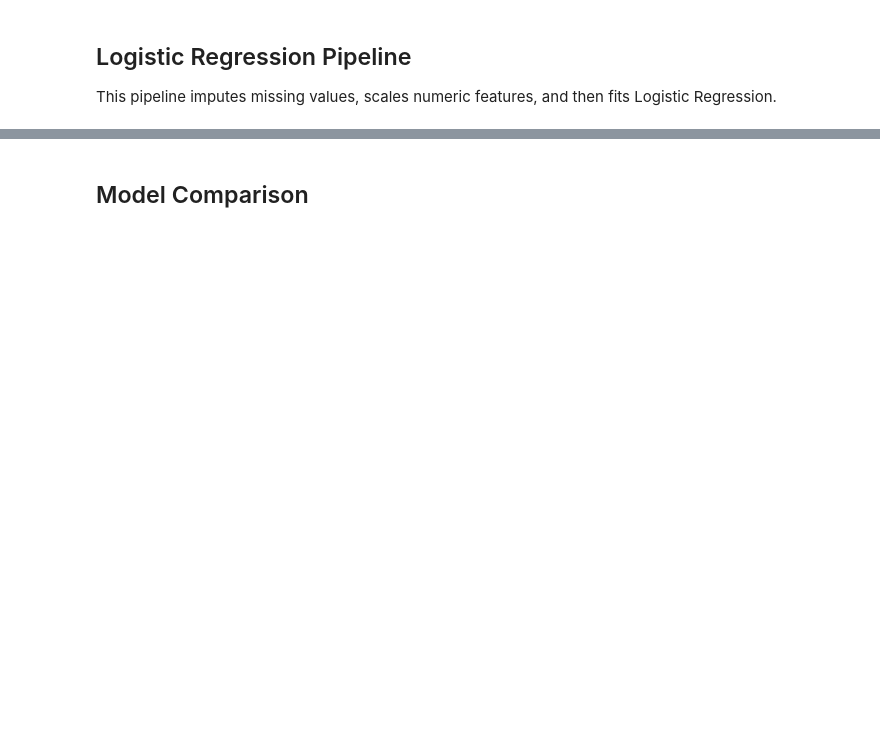
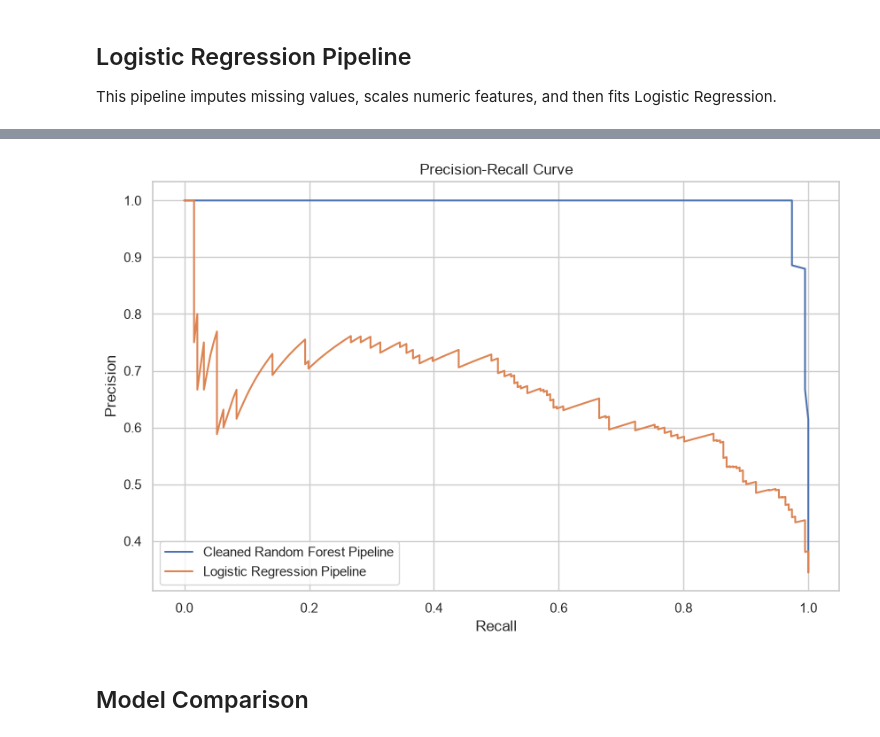
Before and after one commit to WalterK22203/Diabetes_Prediction_Model, a Jupyter notebook: Final_Project.ipynb, the cells around one changed output, grey strips where cells are left out. Drawn from its saved outputs; the diff is of its cells as text; code cells hidden in the pictures; blank space fills up the shorter version.

```diff
--- a/Final_Project.ipynb
+++ b/Final_Project.ipynb
@@ -329,3 +434,19 @@ F1 Score: 0.603
+# %%
+plt.figure(figsize=(10, 6))
+for model_name, probabilities in {
+    "Cleaned Random Forest Pipeline": clean_rf_probabilities,
+    "Logistic Regression Pipeline": log_probabilities
+}.items():
+    precision_values, recall_values, _ = precision_recall_curve(y_test_clean, probabilities)
+    plt.plot(recall_values, precision_values, label=model_name)
+
+plt.title("Precision-Recall Curve")
+plt.xlabel("Recall")
+plt.ylabel("Precision")
+plt.legend()
+plt.show()
+# %% [output]
+[figure, added]
 # %% [markdown]
 ## Model Comparison
 # %%
```
Also changed, not shown: parts of 11 cells of this notebook.
